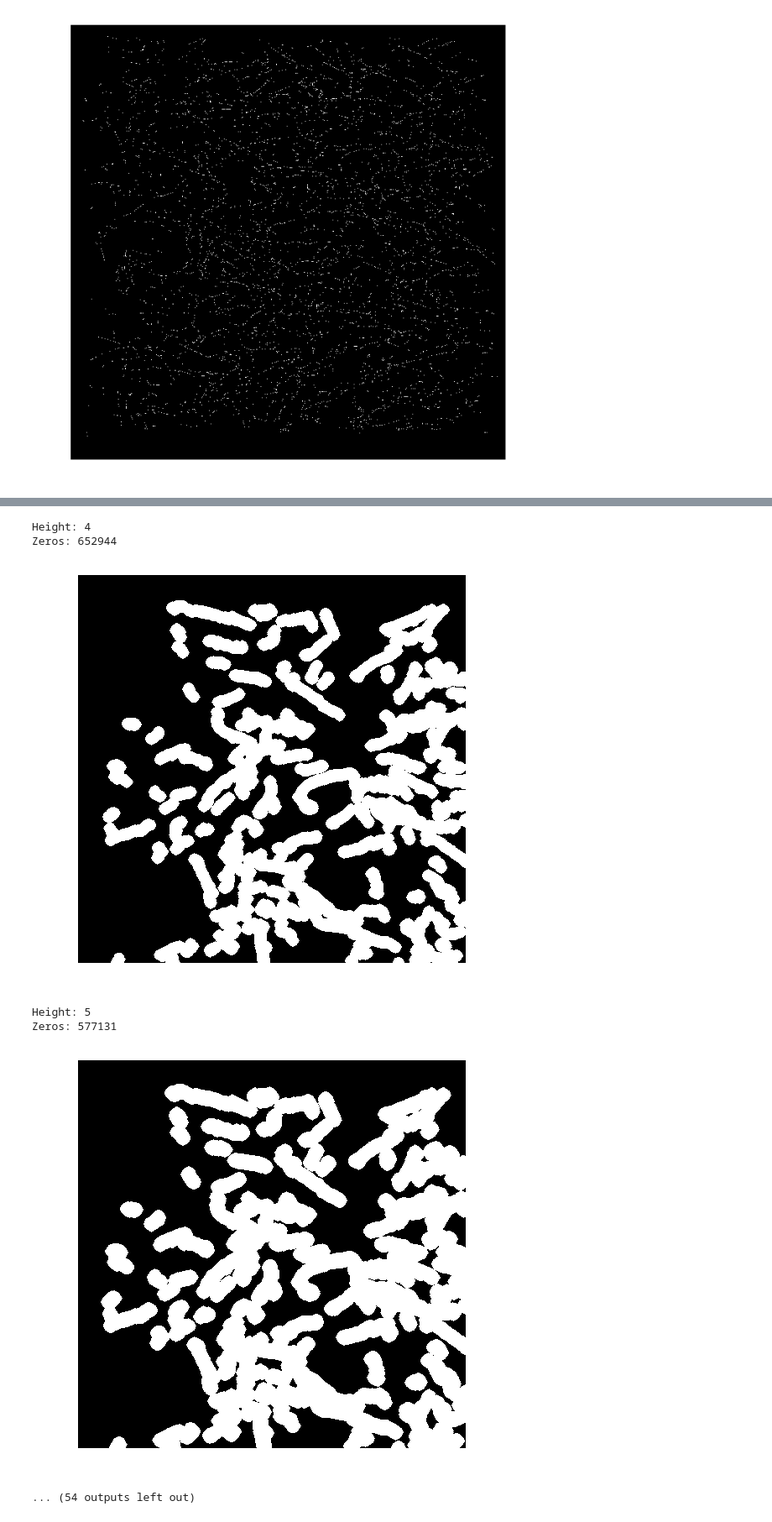
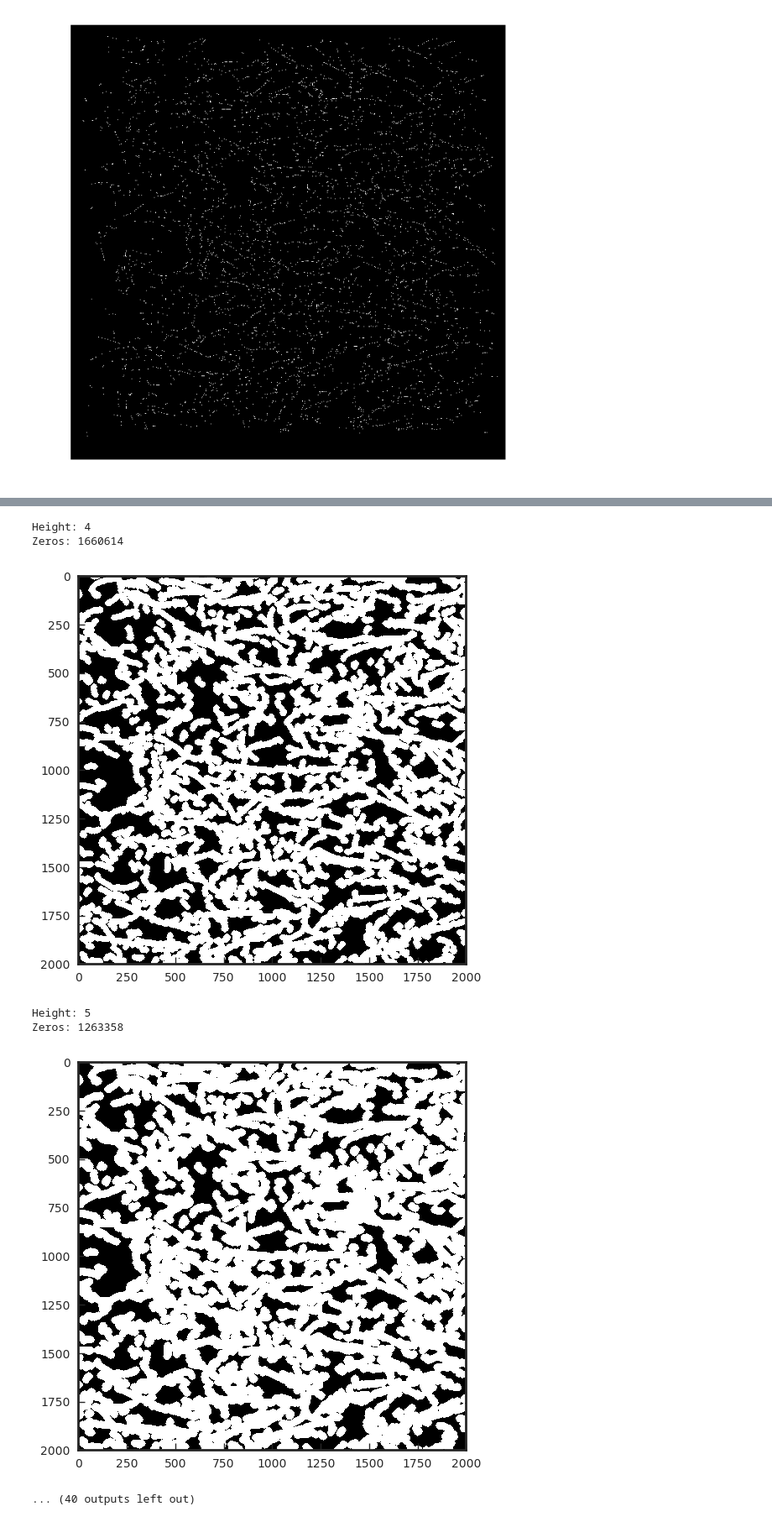
Before and after one commit to jrocks/lib_persistent_homology, a Jupyter notebook: notebooks/persistent_homology.ipynb, the cells around one changed output, grey strips where cells are left out. Shown at 84% size. Cells and saved outputs as stored; diff of their text form; code cells hidden in the pictures.

```diff
--- a/notebooks/persistent_homology.ipynb
+++ b/notebooks/persistent_homology.ipynb
@@ -30,26 +30,26 @@ plt.show()
 [figure]
 # %%
 print(mat['ridges'].shape)
-data = mat['ridges'][0:1000, 0:1000]
+data = mat['ridges'][500:2500, 500:2500]
 
 Nx = data.shape[0]
 Ny = data.shape[1]
 
-simplices = np.arange(Nx*Ny)
-dims = np.full(Nx*Ny, 2)
+print(Nx, Ny)
+
 boundaries = {i+1:[] for i in range(2)}
 
-for i in range(Nx):
-    for j in range(Ny+1):
-        boundaries[1].append([Nx*j + i, Nx*j + i+1])
+for i in range(Ny+1):
+    for j in range(Nx):
+        boundaries[1].append([(Nx+1)*i + j,(Nx+1)*i + j+1])
 
-for i in range(Nx+1):
-    for j in range(Ny):
-        boundaries[1].append([Nx*j + i, Nx*(j+1) + i])
+for i in range(Ny):
+    for j in range(Nx+1):
+        boundaries[1].append([(Nx+1)*i + j,(Nx+1)*(i+1) + j])
 
 
-for i in range(Nx):
-    for j in range(Ny):
-        boundaries[2].append([Nx*j + i, Nx*(Ny+1) + (Nx+1)*j + i+1, Nx*(j+1) + i, Nx*(Ny+1) + (Nx+1)*j + i])
+for i in range(Ny):
+    for j in range(Nx):
+        boundaries[2].append([Ny*i + j, Ny*(Nx+1) + (Ny+1)*i + j+1, Ny*(i+1) + j, Ny*(Nx+1) + (Ny+1)*i + j])
 # %% [output]
 (3000, 3000)
@@ -56,5 +57,7 @@ for i in range(Nx):
 # %%
-heights = np.zeros(Nx*Ny, float)
+simplices = []
+dims = []
+heights = []
 
 curr_height = 0
 
@@ -63,9 +66,15 @@ num_zeros = np.count_nonzero(data==0)
 print("Height:", curr_height)
 print("Zeros:", num_zeros)
 
+simplices.extend(np.nonzero(data.flatten())[0])
+dims.extend(np.full_like(simplices, 2))
+heights.extend(np.full_like(simplices, curr_height))
+
+print(len(simplices))
+
 fig, ax = plt.subplots(figsize=(6,6))
 ax.imshow(data, cmap=plt.cm.gray)
-ax.axis('off')
+# ax.axis('off')
 plt.show()
 
 
@@ -85,10 +94,12 @@ while num_zeros > 0:
 
     fig, ax = plt.subplots(figsize=(6,6))
     ax.imshow(dilated, cmap=plt.cm.gray)
-    ax.axis('off')
+#     ax.axis('off')
     plt.show()
 
-    heights[new_nonzeros] = curr_height
+    simplices.extend(new_nonzeros)
+    dims.extend(np.full_like(new_nonzeros, 2))
+    heights.extend(np.full_like(new_nonzeros, curr_height))
 
     data = dilated
 
@@ -110,8 +122,8 @@ Zeros: 735092
 Height: 4
-Zeros: 652944
+Zeros: 1660614
-[figure, old version]
+[figure, new version]
 Height: 5
-Zeros: 577131
+Zeros: 1263358
-[figure, old version]
+[figure, new version]
-... (54 outputs left out)
+... (40 outputs left out)
 # %%
```
Also changed, not shown: parts of 4 cells of this notebook, 1 other file.
